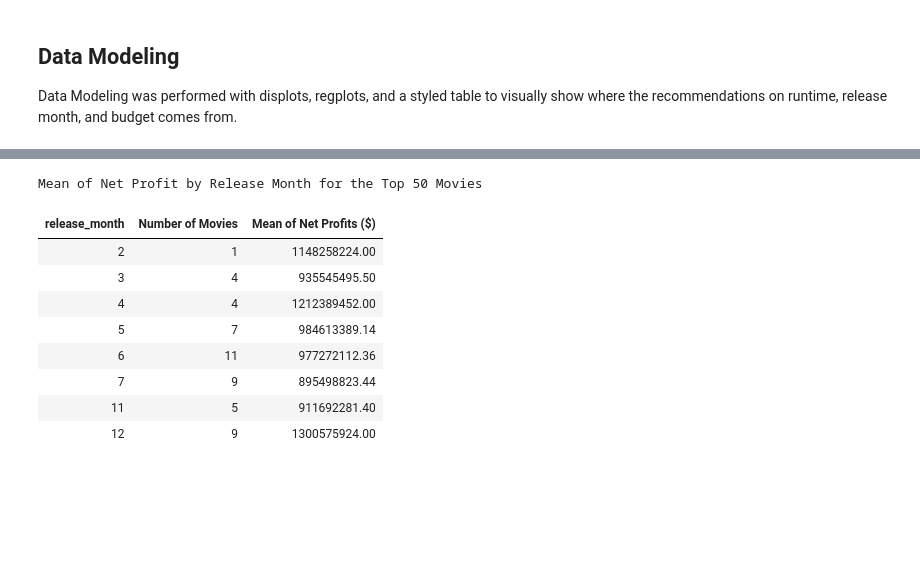
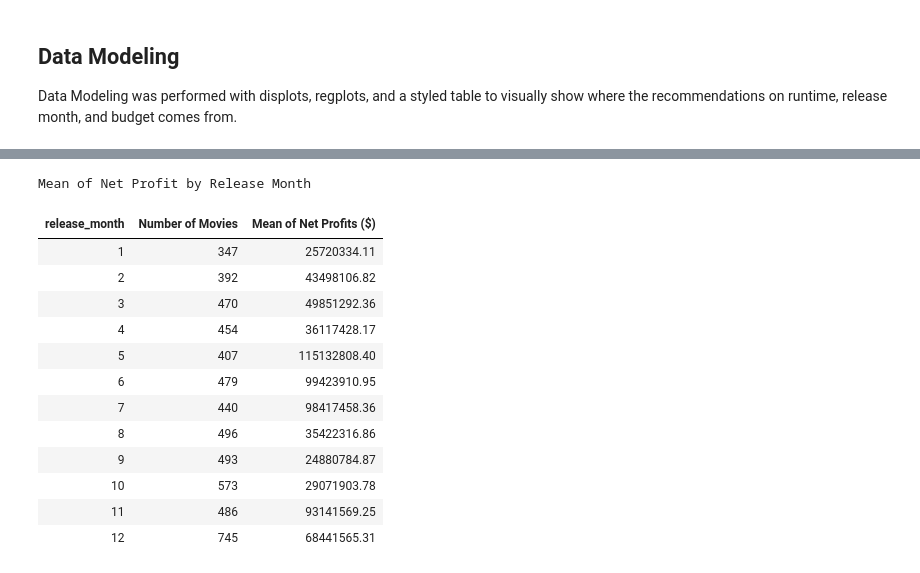
Before and after one commit to rachelfein/project, a Jupyter notebook: Microsoft_Movie_Analysis.ipynb, the cells around one changed output, grey strips where cells are left out. Saved outputs shown, nothing was run; the diff lists cells and outputs as text; code cells hidden in the pictures; blank space fills up the shorter version.

```diff
--- a/Microsoft_Movie_Analysis.ipynb
+++ b/Microsoft_Movie_Analysis.ipynb
@@ -411,7 +357,7 @@ df_net_profit['adjusted_production_budget'].head(50).median()
 # The release_month is grouped by month and the mean was calculated for the net_profit for all rows in each month.
 # below shows mean by month for the 50 most profiting movies in the dataframe
 
-mean_profit_by_month = df_net_profit.head(50).groupby("release_month").net_profit.agg(['count', 'mean'])
+mean_profit_by_month = df_net_profit.groupby("release_month").net_profit.agg(['count', 'mean'])
 mean_profit_by_month.rename(columns={'count': 'Number of Movies', 'mean': 'Mean of Net Profits ($)'},inplace = True)
 mean_profit_by_month.reset_index(drop=False, inplace=True)
 mean_profit_by_month.head(13)
@@ -522,19 +466,23 @@ plt.savefig("./images/release_month_top_100.png", dpi=150, bbox_inches = "tight"
 # %%
-# Closer look at top 50 movies to confirm that June is a good time to release the movie
+# Closer look at at the mean for each release month
 df_styled = (mean_profit_by_month.style
-   .highlight_max(['Number of Movies'])
+   .highlight_max(['Mean of Net Profits ($)'])
    .hide_index()
-   .set_caption("Mean of Net Profit by Release Month for the Top 50 Movies")
+   .set_caption("Mean of Net Profit by Release Month")
    .set_precision(2))
 df_styled
 # %% [output]
-Mean of Net Profit by Release Month for the Top 50 Movies
+Mean of Net Profit by Release Month
 | release_month | Number of Movies | Mean of Net Profits ($) |
-| 2 | 1 | 1148258224.00 |
-| 3 | 4 | 935545495.50 |
-| 4 | 4 | 1212389452.00 |
-| 5 | 7 | 984613389.14 |
-| 6 | 11 | 977272112.36 |
-| 7 | 9 | 895498823.44 |
-| 11 | 5 | 911692281.40 |
-| 12 | 9 | 1300575924.00 |
+| 1 | 347 | 25720334.11 |
+| 2 | 392 | 43498106.82 |
+| 3 | 470 | 49851292.36 |
+| 4 | 454 | 36117428.17 |
+| 5 | 407 | 115132808.40 |
+| 6 | 479 | 99423910.95 |
+| 7 | 440 | 98417458.36 |
+| 8 | 496 | 35422316.86 |
+| 9 | 493 | 24880784.87 |
+| 10 | 573 | 29071903.78 |
+| 11 | 486 | 93141569.25 |
+| 12 | 745 | 68441565.31 |
```
Also changed, not shown: parts of 27 cells of this notebook, 8 other files.
